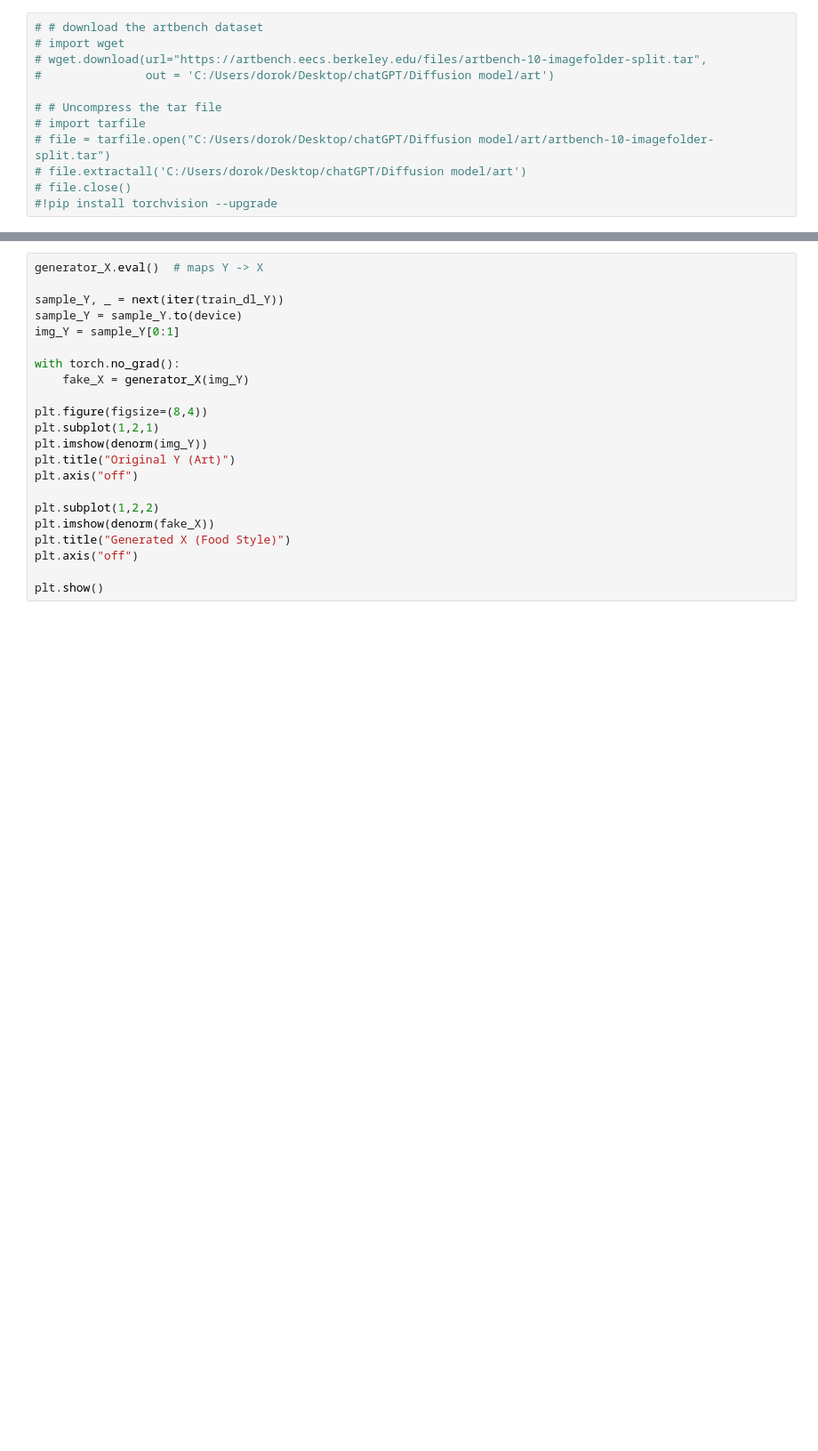
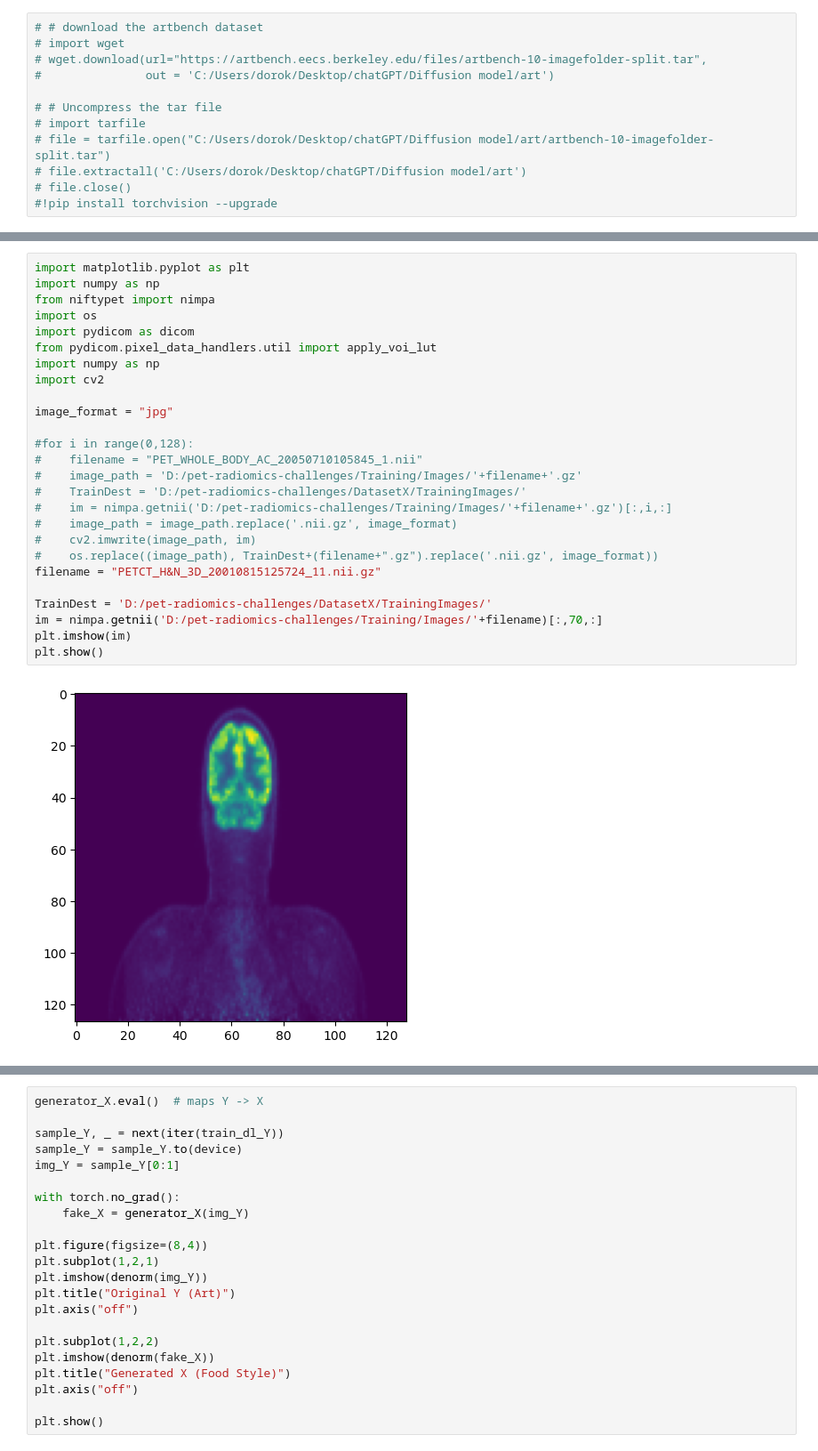
Before and after one commit to AlanOsys/CycleGAN, a Jupyter notebook: editedGAN.ipynb, the cells around one changed output, grey strips where cells are left out. Shown at 89% size. Cells and saved outputs as stored; diff of their text form; blank space fills up the shorter version.

```diff
--- a/editedGAN.ipynb
+++ b/editedGAN.ipynb
@@ -12,0 +547,28 @@
+# %%
+import matplotlib.pyplot as plt
+import numpy as np
+from niftypet import nimpa
+import os
+import pydicom as dicom
+from pydicom.pixel_data_handlers.util import apply_voi_lut
+import numpy as np
+import cv2
+
+image_format = "jpg"
+
+#for i in range(0,128):
+#    filename = "PET_WHOLE_BODY_AC_20050710105845_1.nii"
+#    image_path = 'D:/pet-radiomics-challenges/Training/Images/'+filename+'.gz'
+#    TrainDest = 'D:/pet-radiomics-challenges/DatasetX/TrainingImages/'
+#    im = nimpa.getnii('D:/pet-radiomics-challenges/Training/Images/'+filename+'.gz')[:,i,:]
+#    image_path = image_path.replace('.nii.gz', image_format)
+#    cv2.imwrite(image_path, im)
+#    os.replace((image_path), TrainDest+(filename+".gz").replace('.nii.gz', image_format))
+filename = "PETCT_H&N_3D_20010815125724_11.nii.gz"
+
+TrainDest = 'D:/pet-radiomics-challenges/DatasetX/TrainingImages/'
+im = nimpa.getnii('D:/pet-radiomics-challenges/Training/Images/'+filename)[:,70,:]
+plt.imshow(im)
+plt.show()
+# %% [output]
+[figure, added]
```
Also changed, not shown: parts of 28 cells of this notebook.
